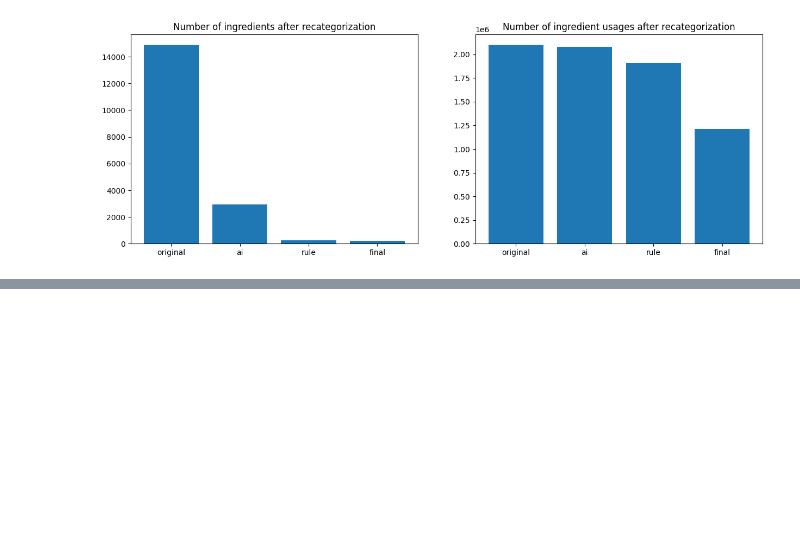
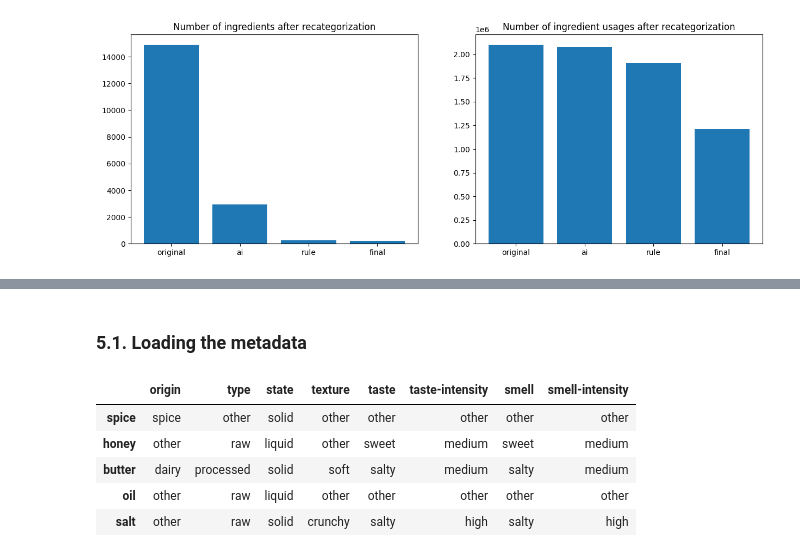
Before and after one commit to Tremirre/EaT-PIM-Revised, a Jupyter notebook: report.ipynb, the cells around one changed output, grey strips where cells are left out. Cells and saved outputs as stored; diff of their text form; code cells hidden in the pictures; blank space fills up the shorter version.

```diff
--- a/report.ipynb
+++ b/report.ipynb
@@ -743,0 +802,14 @@ plt.show()
+# %% [markdown]
+### 5.1. Loading the metadata
+# %%
+with open("./data/characterized.json") as f:
+    characterized_ingredients_df = pd.read_json(f).T
+
+characterized_ingredients_df.head()
+# %% [output]
+|  | origin | type | state | texture | taste | taste-intensity | smell | smell-intensity |
+| spice | spice | other | solid | other | other | other | other | other |
+| honey | other | raw | liquid | other | sweet | medium | sweet | medium |
+| butter | dairy | processed | solid | soft | salty | medium | salty | medium |
+| oil | other | raw | liquid | other | other | other | other | other |
+| salt | other | raw | solid | crunchy | salty | high | salty | high |
```
Also changed, not shown: parts of 5 cells of this notebook, 1 other file.
